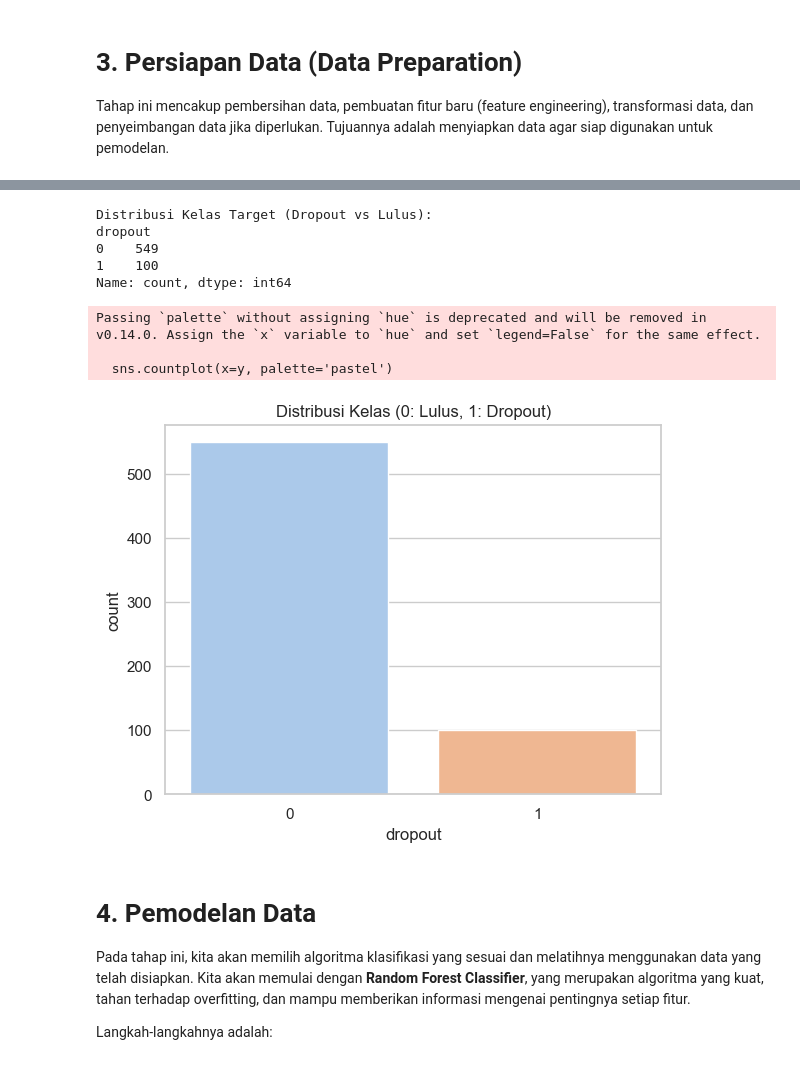
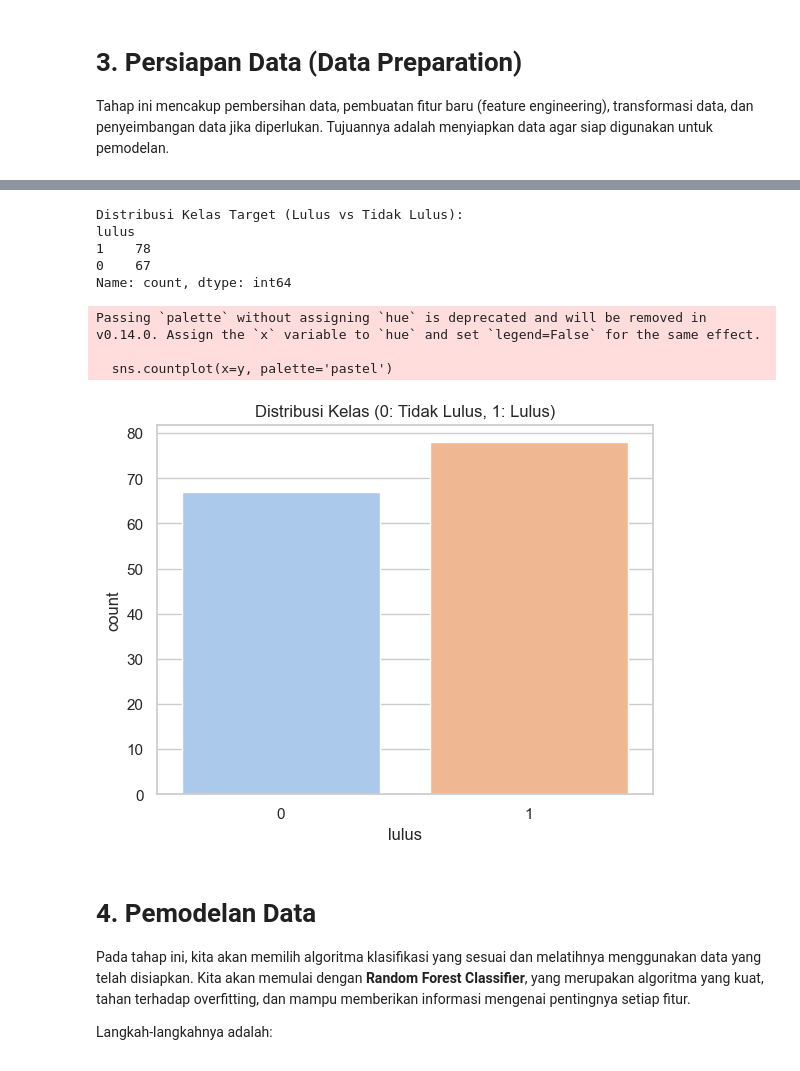
Before and after one commit to yeftakun/dm, a Jupyter notebook: dm.ipynb, the cells around one changed output, grey strips where cells are left out. Drawn from its saved outputs; the diff is of its cells as text; code cells hidden in the pictures.

```diff
--- a/dm.ipynb
+++ b/dm.ipynb
@@ -150,10 +181,14 @@ Passing `palette` without assigning `hue` is deprecated and will be removed in v
 Tahap ini mencakup pembersihan data, pembuatan fitur baru (feature engineering), transformasi data, dan penyeimbangan data jika diperlukan. Tujuannya adalah menyiapkan data agar siap digunakan untuk pemodelan.
 # %%
 # 3.1. Membuat Variabel Target (Dropout)
-# Kita akan mendefinisikan 'dropout' sebagai mahasiswa dengan nilai akhir (G3) di bawah standar kelulusan.
-# Di Portugal, nilai kelulusan biasanya 10 dari 20. Kita akan gunakan ambang batas ini.
-# Nilai 0 atau 1: 0 = Lulus (G3 >= 10), 1 = Dropout (G3 < 10)
-data['dropout'] = (data['G3'] < 10).astype(int)
+# Kolom 'G3' tidak ada di dataset ini. Gunakan kolom 'OUTPUT Grade' sebagai pengganti.
+if 'G3' in data.columns:
+    data['dropout'] = (data['G3'] < 10).astype(int)
+elif 'OUTPUT Grade' in data.columns:
+    # Anggap OUTPUT Grade >= 3 = Lulus, < 3 = Dropout (sesuai deskripsi data)
+    data['dropout'] = (data['OUTPUT Grade'] < 3).astype(int)
+else:
+    raise KeyError("Kolom 'G3' atau 'OUTPUT Grade' tidak ditemukan pada data.")
 
 # 3.2. Mengecek Missing Values
 print("Jumlah Missing Values per Kolom:")
@@ -220,31 +255,50 @@ Data setelah transformasi:
 # %%
 # 3.4. Seleksi Fitur
 # Pastikan kolom G1, G2, G3 dibuang jika ada
 for col in ['G1', 'G2', 'G3']:
     if col in df_model.columns:
         df_model = df_model.drop(col, axis=1)
 
+# Membuat variabel target kelulusan (1 = Lulus, 0 = Tidak Lulus)
+# OUTPUT Grade: 0: Fail, 1: DD, 2: DC, 3: CC, 4: CB, 5: BB, 6: BA, 7: AA
+if isinstance(y, pd.DataFrame) and 'OUTPUT Grade' in y.columns:
+    data['OUTPUT Grade'] = y['OUTPUT Grade']
+elif isinstance(y, pd.Series):
+    data['OUTPUT Grade'] = y
+data['lulus'] = data['OUTPUT Grade'].apply(lambda x: 1 if x >= 3 else 0)
+
+# Drop kolom ID dan OUTPUT Grade dari fitur sebelum encoding
+drop_cols = [col for col in ['Student ID', 'Course ID', 'OUTPUT Grade'] if col in df_model.columns]
+df_model = df_model.drop(drop_cols, axis=1)
+
+# Hapus kolom 'dropout' dari df_model jika hanya ingin prediksi kelulusan/tidak lulus
+if 'dropout' in df_model.columns:
+    df_model = df_model.drop('dropout', axis=1)
+
+# Pastikan kolom 'lulus' ada sebelum split fitur dan target
+if 'lulus' not in df_model.columns:
+    df_model['lulus'] = data['lulus']
+
 # Memisahkan fitur (X) dan target (y)
-X = df_model.drop('dropout', axis=1)
-y = df_model['dropout']
+X = df_model.drop('lulus', axis=1)
+y = df_model['lulus']
 
-print("Distribusi Kelas Target (Dropout vs Lulus):")
+print("Distribusi Kelas Target (Lulus vs Tidak Lulus):")
 print(y.value_counts())
-
 sns.countplot(x=y, palette='pastel')
-plt.title('Distribusi Kelas (0: Lulus, 1: Dropout)')
+plt.title('Distribusi Kelas (0: Tidak Lulus, 1: Lulus)')
 plt.show()
 # Data terlihat sedikit tidak seimbang, tapi tidak ekstrem. Kita akan lanjut tanpa penyeimbangan untuk saat ini.
 # %% [output]
-Distribusi Kelas Target (Dropout vs Lulus):
-dropout
-0    549
-1    100
+Distribusi Kelas Target (Lulus vs Tidak Lulus):
+lulus
+1    78
+0    67
 Name: count, dtype: int64
 Passing `palette` without assigning `hue` is deprecated and will be removed in v0.14.0. Assign the `x` variable to `hue` and set `legend=False` for the same effect.
 
   sns.countplot(x=y, palette='pastel')
-[figure, old version]
+[figure, new version]
 # %% [markdown]
 # 4. Pemodelan Data
 
```
Also changed, not shown: parts of 11 cells of this notebook.
